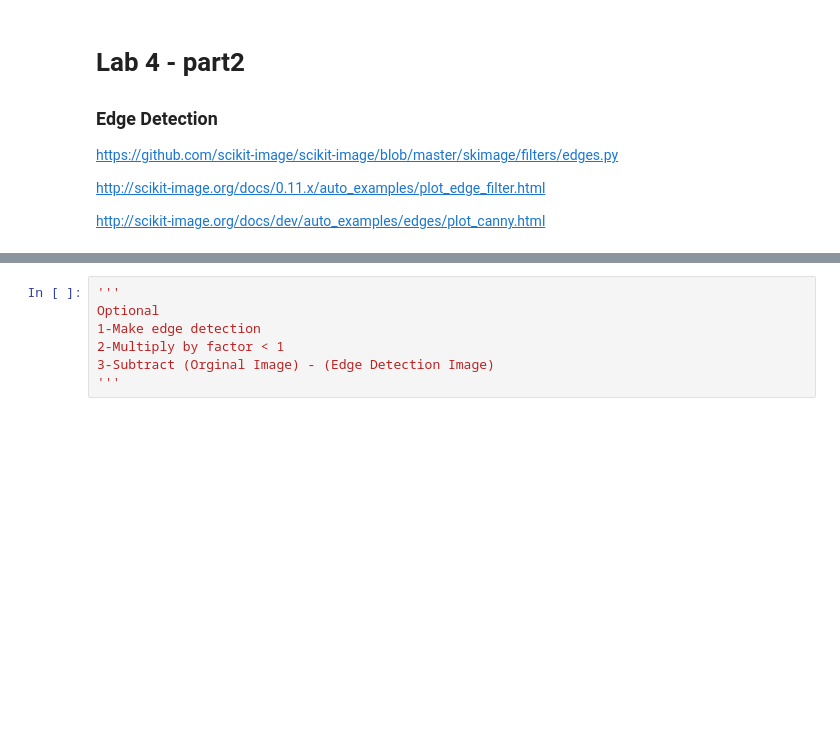
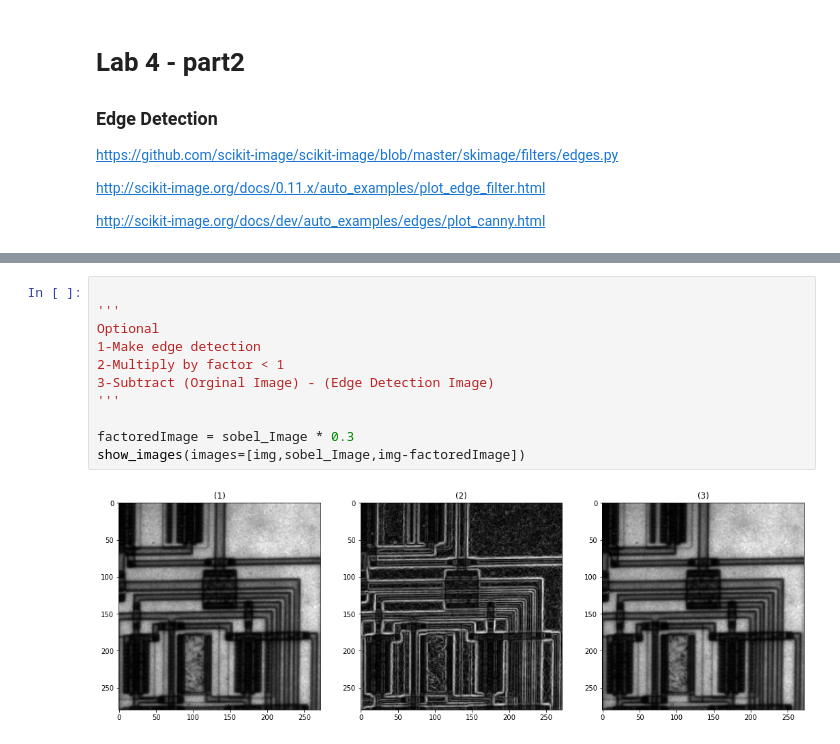
Before and after one commit to We2Am-BaSsem/IP-Labs, a Jupyter notebook: Lab5_Edge_Detection_STD/Lab_Edge_Detection_STD.ipynb, the cells around one changed output, grey strips where cells are left out. Drawn from its saved outputs; the diff is of its cells as text; blank space fills up the shorter version.

```diff
--- a/Lab5_Edge_Detection_STD/Lab_Edge_Detection_STD.ipynb
+++ b/Lab5_Edge_Detection_STD/Lab_Edge_Detection_STD.ipynb
@@ -30,7 +137,13 @@ thres= 20
 # %%
+
 '''
 Optional
 1-Make edge detection
 2-Multiply by factor < 1
 3-Subtract (Orginal Image) - (Edge Detection Image)
 '''
+
+factoredImage = sobel_Image * 0.3
+show_images(images=[img,sobel_Image,img-factoredImage])
+# %% [output]
+[figure, added]
```
Also changed, not shown: parts of 9 cells of this notebook, 1 other file.
